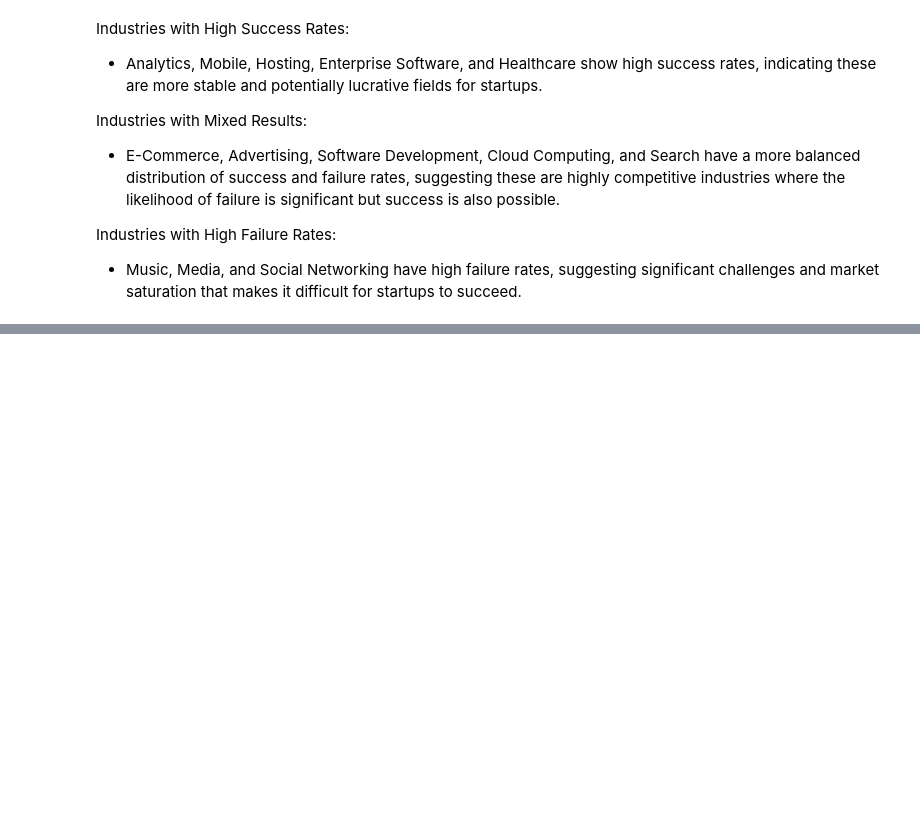
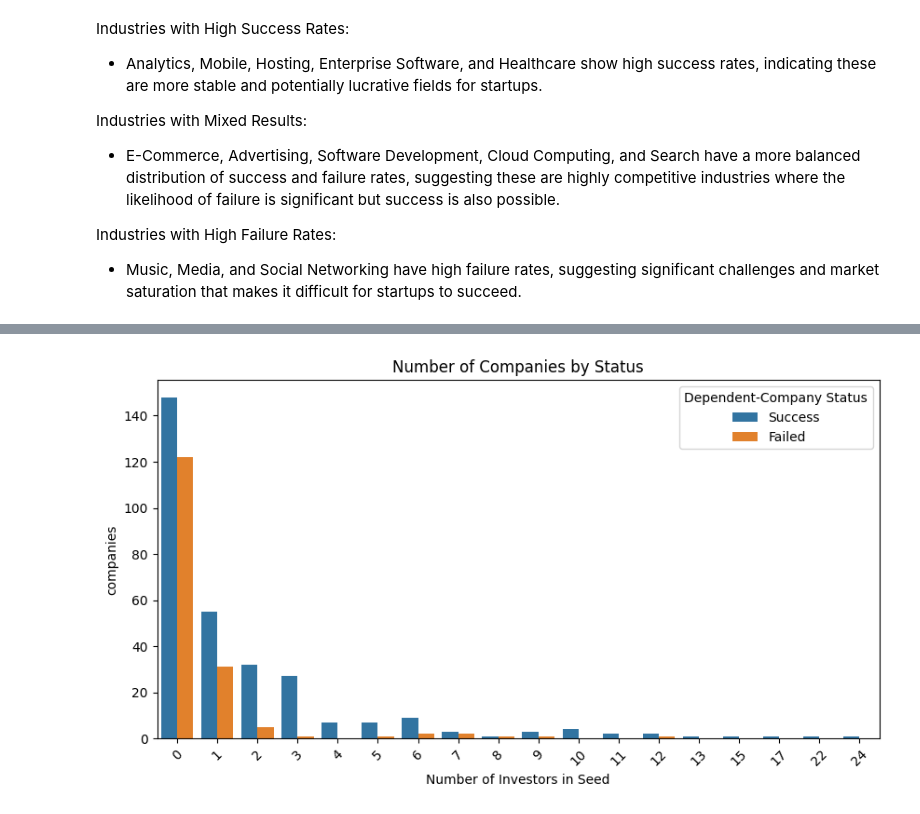
Before and after one commit to Nochsiv/DataScience_TUX, a Jupyter notebook: EDA startup_success_analysis.ipynb, the cells around one changed output, grey strips where cells are left out. Drawn from its saved outputs; the diff is of its cells as text; code cells hidden in the pictures; blank space fills up the shorter version.

```diff
--- a/EDA startup_success_analysis.ipynb
+++ b/EDA startup_success_analysis.ipynb
@@ -371,0 +417,9 @@ Industries with High Failure Rates:
+# %%
+plt.figure(figsize=(10, 5))
+sns.countplot(x='Number of Investors in Seed', data=df, hue = 'Dependent-Company Status')
+plt.xticks(rotation=45)
+plt.ylabel('companies')
+plt.title('Number of Companies by Status')
+plt.show()
+# %% [output]
+[figure, added]
```
Also changed, not shown: parts of 19 cells of this notebook.
